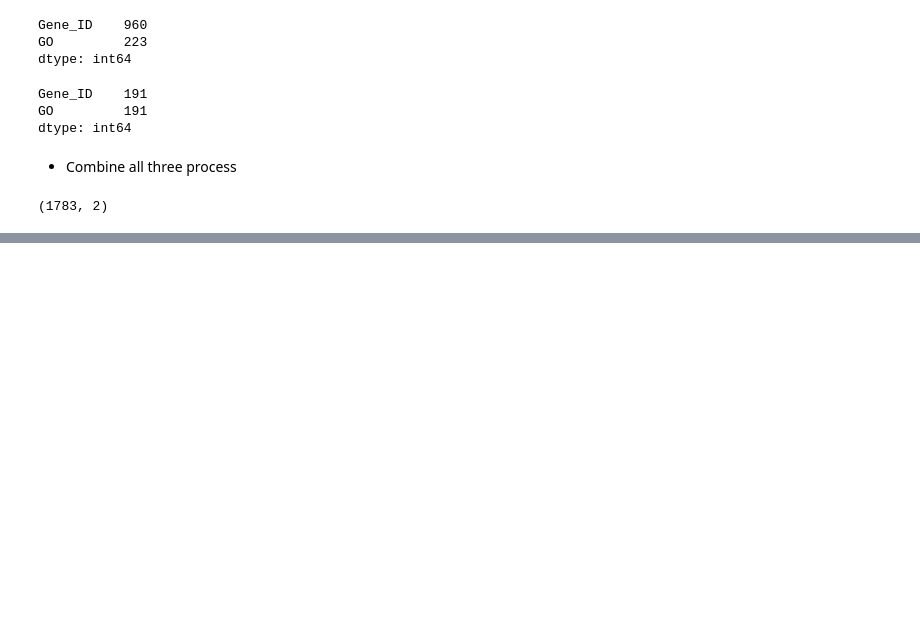
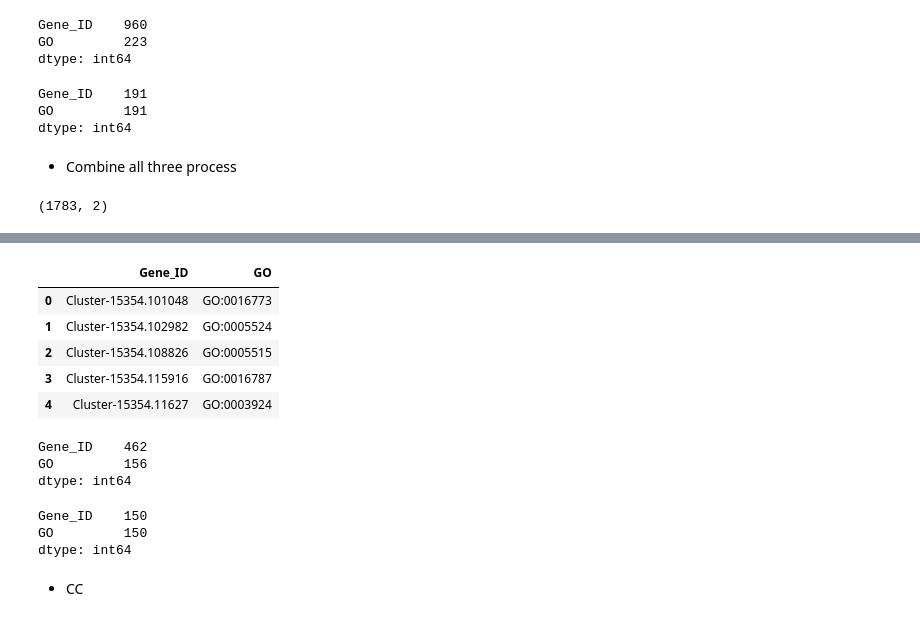
Before and after one commit to gcsudha/RNA-seq, a Jupyter notebook: Validation project/GO_Enrichment_Analysis/GO_enrichment_analysis.ipynb, the cells around one changed output, grey strips where cells are left out. Drawn from its saved outputs; the diff is of its cells as text; code cells hidden in the pictures; blank space fills up the shorter version.

```diff
--- a/Validation project/GO_Enrichment_Analysis/GO_enrichment_analysis.ipynb
+++ b/Validation project/GO_Enrichment_Analysis/GO_enrichment_analysis.ipynb
@@ -134,0 +211,21 @@ annot_all.to_csv('annot_list_potato.csv')
+# %%
+ID = df_GO['Gene_ID']
+MF = df_GO['MF'].str.split('//', 1000, expand = True)
+GO_MF = pd.concat([ID, MF], axis =1)
+# %%
+melt_MF= GO_MF.melt(id_vars = ['Gene_ID'], value_name = 'GO')
+melt_MF = melt_MF.drop(['variable'], axis =1)
+melt_MF.head()
+# %% [output]
+|  | Gene_ID | GO |
+| 0 | Cluster-15354.101048 | GO:0016773 |
+| 1 | Cluster-15354.102982 | GO:0005524 |
+| 2 | Cluster-15354.108826 | GO:0005515 |
+| 3 | Cluster-15354.115916 | GO:0016787 |
+| 4 | Cluster-15354.11627 | GO:0003924 |
+# %%
+melt_MF.count()
+# %% [output]
+Gene_ID    462
+GO         156
+dtype: int64
@@ -134,0 +238,8 @@ annot_all.to_csv('annot_list_potato.csv')
+# %%
+df_mf.count()
+# %% [output]
+Gene_ID    150
+GO         150
+dtype: int64
+# %% [markdown]
+* CC
```
Also changed, not shown: parts of 91 cells of this notebook.
